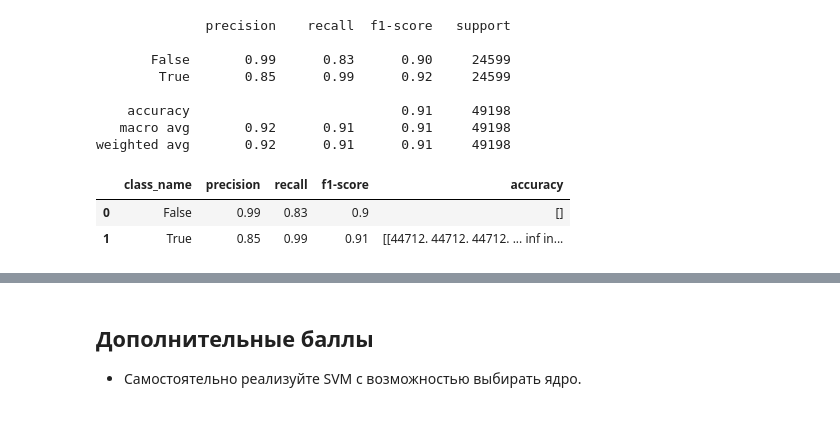
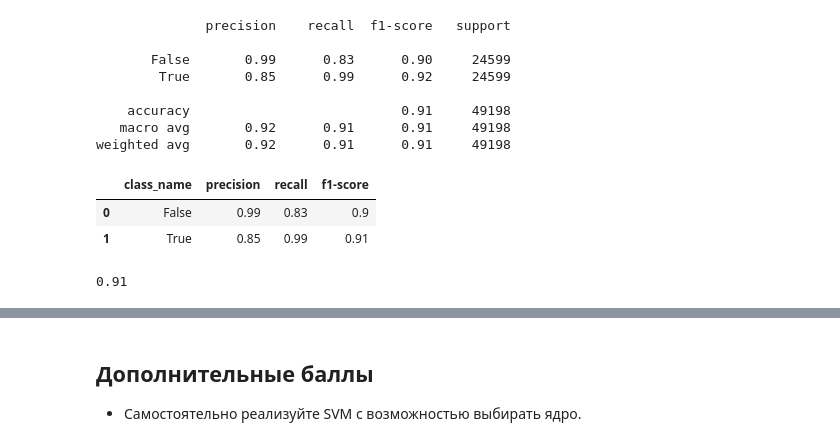
Before and after one commit to IvanBugaenko/MachineLearning-Labs, a Jupyter notebook: notebooks/2.ipynb, the cells around one changed output, grey strips where cells are left out. Drawn from its saved outputs; the diff is of its cells as text; code cells hidden in the pictures.

```diff
--- a/notebooks/2.ipynb
+++ b/notebooks/2.ipynb
@@ -297,12 +291,17 @@ weighted avg       0.92      0.91      0.91     49198
 # %%
 from mylib.classification.Metrics import ClassificationMetrics
 
 
-ClassificationMetrics(y_test, y_pred).report()
+report = ClassificationMetrics(y_test, y_pred)
+report.report()
 # %% [output]
-|  | class_name | precision | recall | f1-score | accuracy |
-| 0 | False | 0.99 | 0.83 | 0.9 | [] |
-| 1 | True | 0.85 | 0.99 | 0.91 | [[44712. 44712. 44712. ... inf in... |
+|  | class_name | precision | recall | f1-score |
+| 0 | False | 0.99 | 0.83 | 0.9 |
+| 1 | True | 0.85 | 0.99 | 0.91 |
+# %%
+print(report.accuracy())
+# %% [output]
+0.91
 # %%
 from mylib.classification.KNN import MyKNN
 
```
Also changed, not shown: parts of 8 cells of this notebook, 7 other files.
